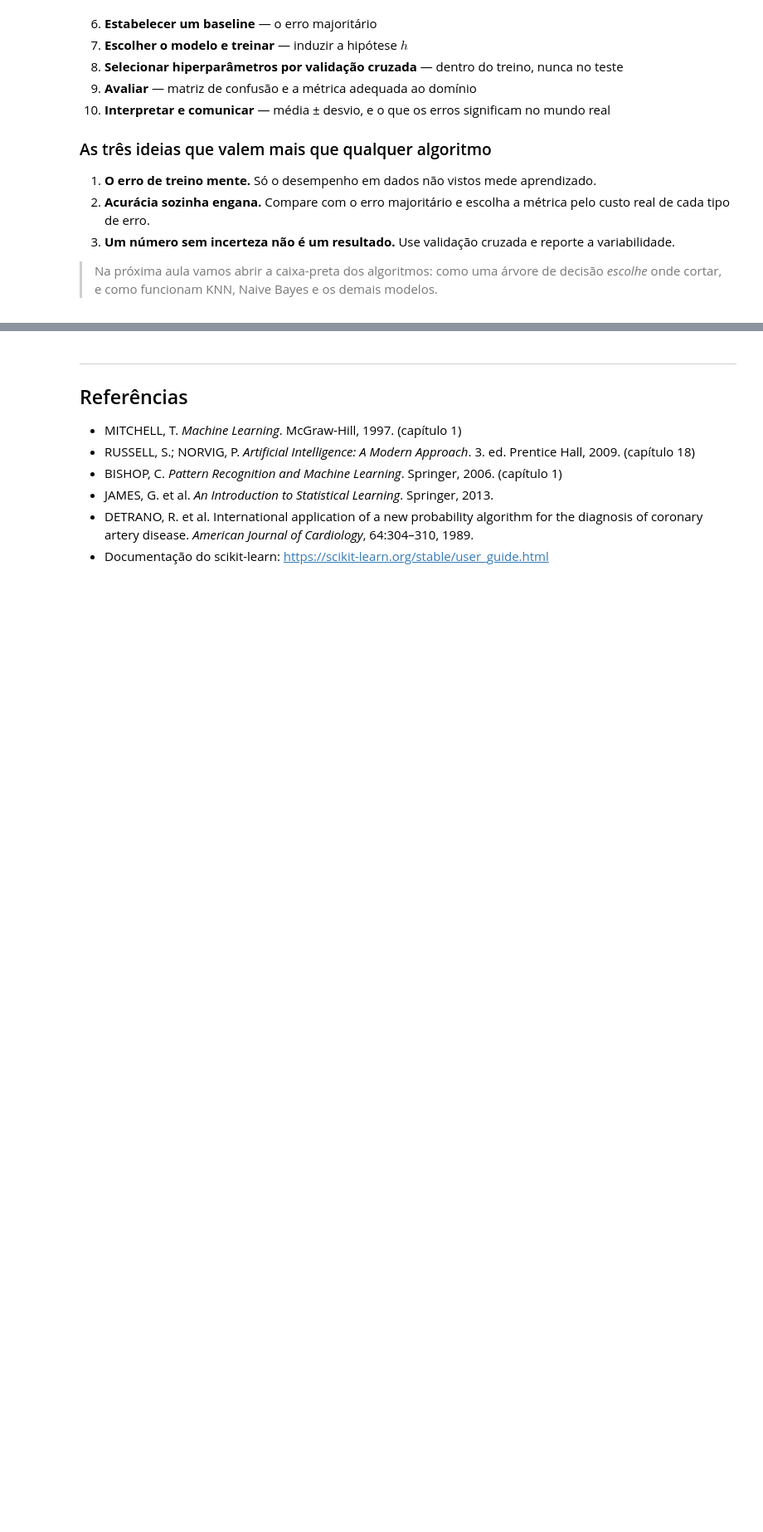
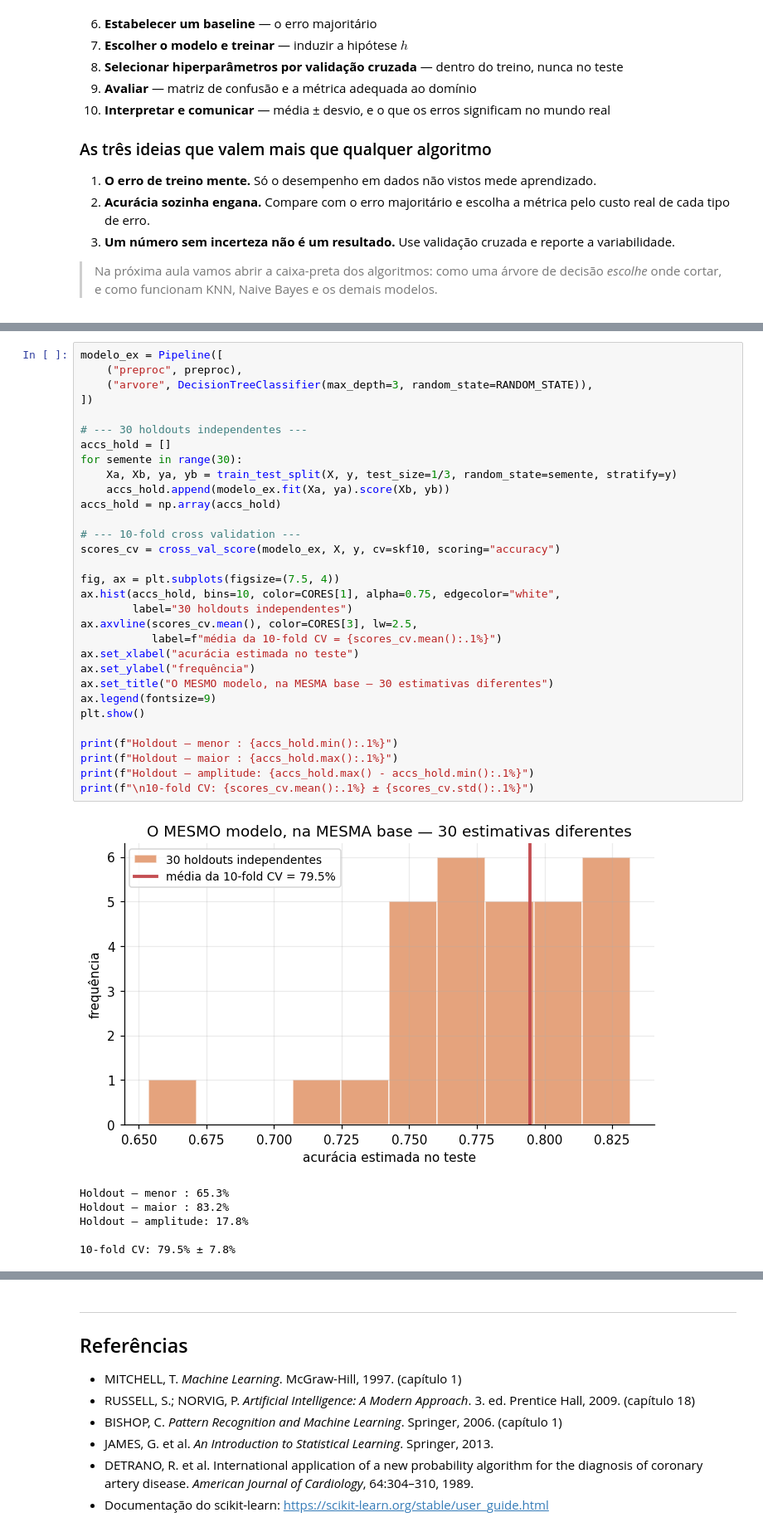
Before and after one commit to bmnogueira-ufms/IA-2026-02, a Jupyter notebook: Aulas Práticas/aula01-introducao-am/aula01-introducao-am.ipynb, the cells around one changed output, grey strips where cells are left out. Shown at 83% size. Saved outputs shown, nothing was run; the diff lists cells and outputs as text; blank space fills up the shorter version.

```diff
--- a/Aulas Práticas/aula01-introducao-am/aula01-introducao-am.ipynb
+++ b/Aulas Práticas/aula01-introducao-am/aula01-introducao-am.ipynb
@@ -1683,0 +1750,38 @@ nº de vasos). Eles fazem sentido do ponto de vista médico?
+# %%
+modelo_ex = Pipeline([
+    ("preproc", preproc),
+    ("arvore", DecisionTreeClassifier(max_depth=3, random_state=RANDOM_STATE)),
+])
+
+# --- 30 holdouts independentes ---
+accs_hold = []
+for semente in range(30):
+    Xa, Xb, ya, yb = train_test_split(X, y, test_size=1/3, random_state=semente, stratify=y)
+    accs_hold.append(modelo_ex.fit(Xa, ya).score(Xb, yb))
+accs_hold = np.array(accs_hold)
+
+# --- 10-fold cross validation ---
+scores_cv = cross_val_score(modelo_ex, X, y, cv=skf10, scoring="accuracy")
+
+fig, ax = plt.subplots(figsize=(7.5, 4))
+ax.hist(accs_hold, bins=10, color=CORES[1], alpha=0.75, edgecolor="white",
+        label="30 holdouts independentes")
+ax.axvline(scores_cv.mean(), color=CORES[3], lw=2.5,
+           label=f"média da 10-fold CV = {scores_cv.mean():.1%}")
+ax.set_xlabel("acurácia estimada no teste")
+ax.set_ylabel("frequência")
+ax.set_title("O MESMO modelo, na MESMA base — 30 estimativas diferentes")
+ax.legend(fontsize=9)
+plt.show()
+
+print(f"Holdout — menor : {accs_hold.min():.1%}")
+print(f"Holdout — maior : {accs_hold.max():.1%}")
+print(f"Holdout — amplitude: {accs_hold.max() - accs_hold.min():.1%}")
+print(f"\n10-fold CV: {scores_cv.mean():.1%} ± {scores_cv.std():.1%}")
+# %% [output]
+[figure, added]
+Holdout — menor : 65.3%
+Holdout — maior : 83.2%
+Holdout — amplitude: 17.8%
+
+10-fold CV: 79.5% ± 7.8%
```
Also changed, not shown: parts of 42 cells of this notebook, 1 other file.
